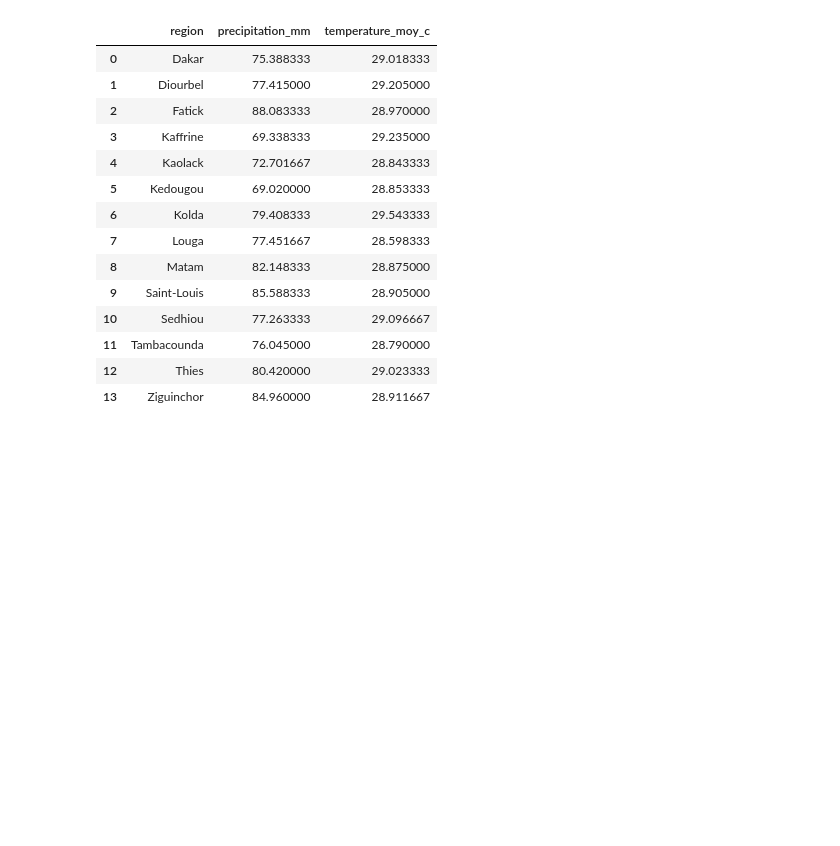
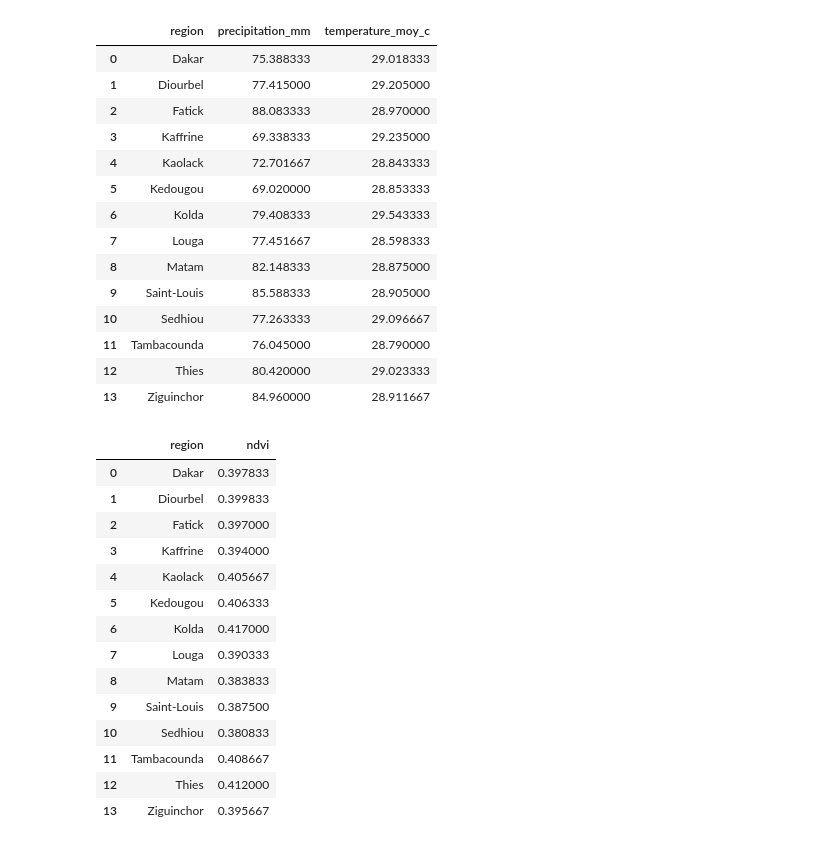
Before and after one commit to papefodesoumare/clim-data-senegal, a Jupyter notebook: notebooks/01_generation_donnees_fictives.ipynb.ipynb, the cells around one changed output. Saved outputs shown, nothing was run; the diff lists cells and outputs as text; code cells hidden in the pictures; blank space fills up the shorter version.

```diff
--- a/notebooks/01_generation_donnees_fictives.ipynb.ipynb
+++ b/notebooks/01_generation_donnees_fictives.ipynb.ipynb
@@ -237,3 +237,25 @@ climat_moyen_region
 | 11 | Tambacounda | 76.045000 | 28.790000 |
 | 12 | Thies | 80.420000 | 29.023333 |
 | 13 | Ziguinchor | 84.960000 | 28.911667 |
+# %%
+# On calcule le NDVI moyen par région, sur les 5 années
+ndvi_moyen_region = df_ndvi.groupby("region")[["ndvi"]].mean().reset_index()
+
+# On affiche pour vérifier
+ndvi_moyen_region
+# %% [output]
+|  | region | ndvi |
+| 0 | Dakar | 0.397833 |
+| 1 | Diourbel | 0.399833 |
+| 2 | Fatick | 0.397000 |
+| 3 | Kaffrine | 0.394000 |
+| 4 | Kaolack | 0.405667 |
+| 5 | Kedougou | 0.406333 |
+| 6 | Kolda | 0.417000 |
+| 7 | Louga | 0.390333 |
+| 8 | Matam | 0.383833 |
+| 9 | Saint-Louis | 0.387500 |
+| 10 | Sedhiou | 0.380833 |
+| 11 | Tambacounda | 0.408667 |
+| 12 | Thies | 0.412000 |
+| 13 | Ziguinchor | 0.395667 |
```
Also changed, not shown: parts of 4 cells of this notebook, 1 other file.
